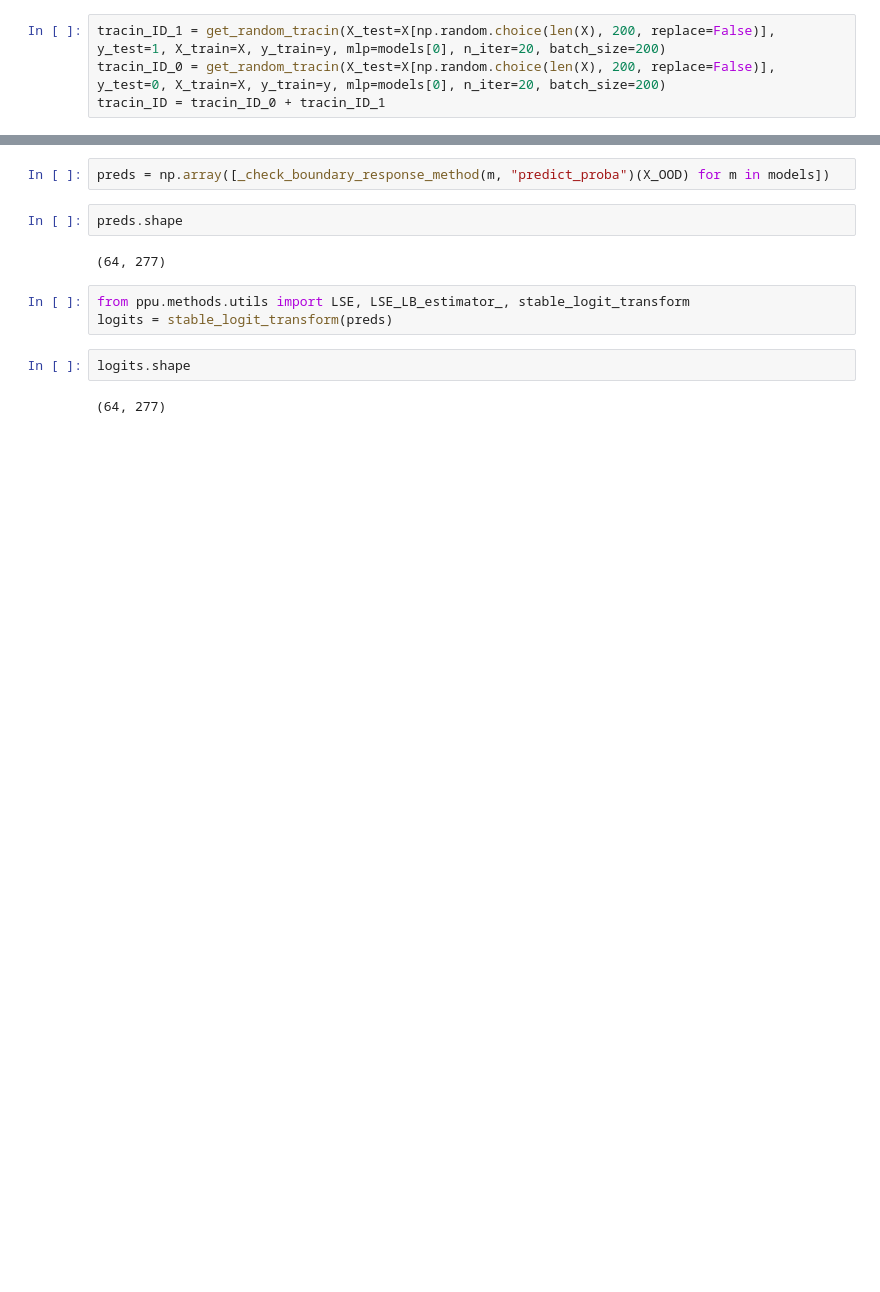
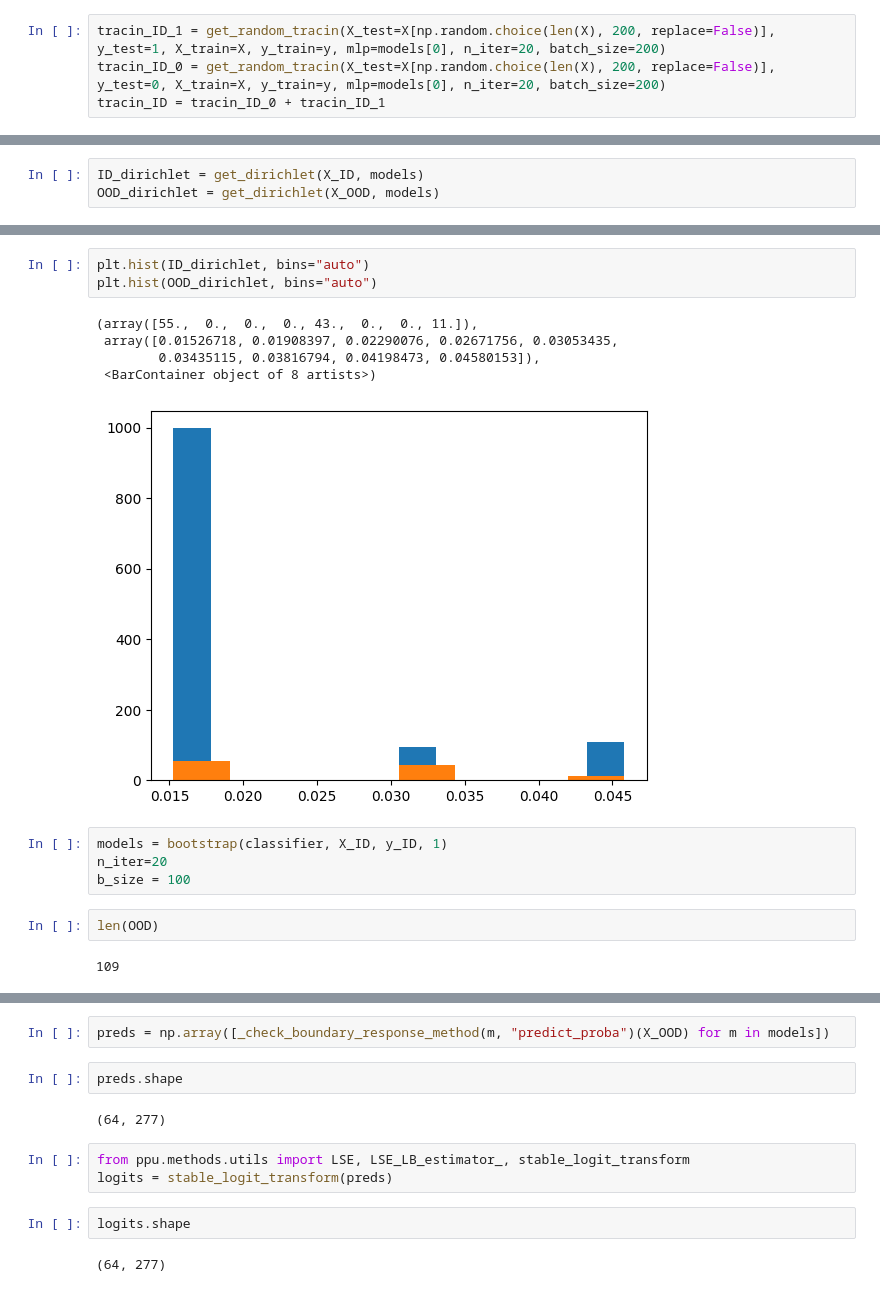
Before and after one commit to RUrlus/PointPredictionUncertainty, a Jupyter notebook: notebooks/titanic.ipynb, the cells around one changed output, grey strips where cells are left out. Cells and saved outputs as stored; diff of their text form; blank space fills up the shorter version.

```diff
--- a/notebooks/titanic.ipynb
+++ b/notebooks/titanic.ipynb
@@ -220,0 +268,3 @@ plt.show()
+# %%
+ID_dirichlet = get_dirichlet(X_ID, models)
+OOD_dirichlet = get_dirichlet(X_OOD, models)
@@ -220,0 +276,17 @@ plt.show()
+# %%
+plt.hist(ID_dirichlet, bins="auto")
+plt.hist(OOD_dirichlet, bins="auto")
+# %% [output]
+(array([55.,  0.,  0.,  0., 43.,  0.,  0., 11.]),
+ array([0.01526718, 0.01908397, 0.02290076, 0.02671756, 0.03053435,
+        0.03435115, 0.03816794, 0.04198473, 0.04580153]),
+ <BarContainer object of 8 artists>)
+[figure, added]
+# %%
+models = bootstrap(classifier, X_ID, y_ID, 1)
+n_iter=20
+b_size = 100
+# %%
+len(OOD)
+# %% [output]
+109
```
Also changed, not shown: parts of 35 cells of this notebook, 4 other files.
